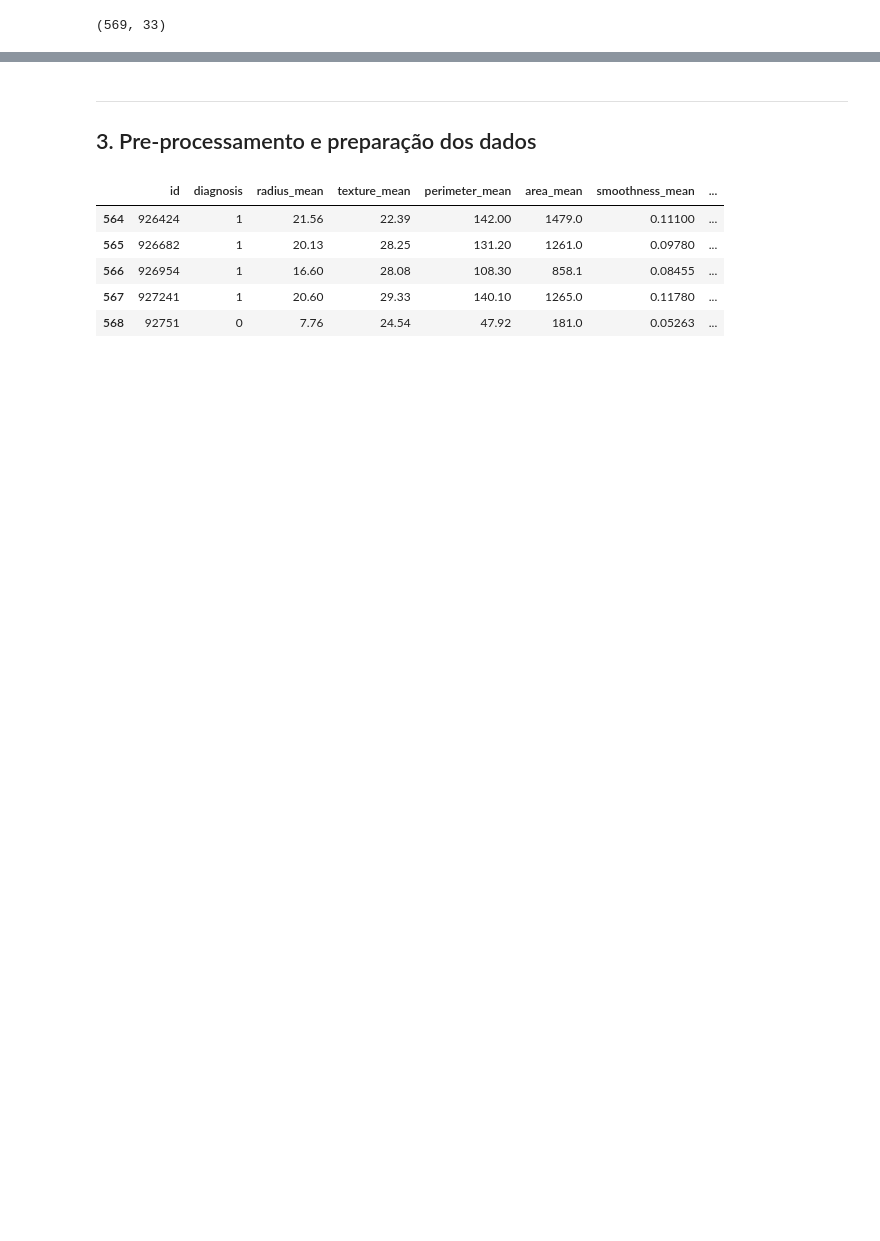
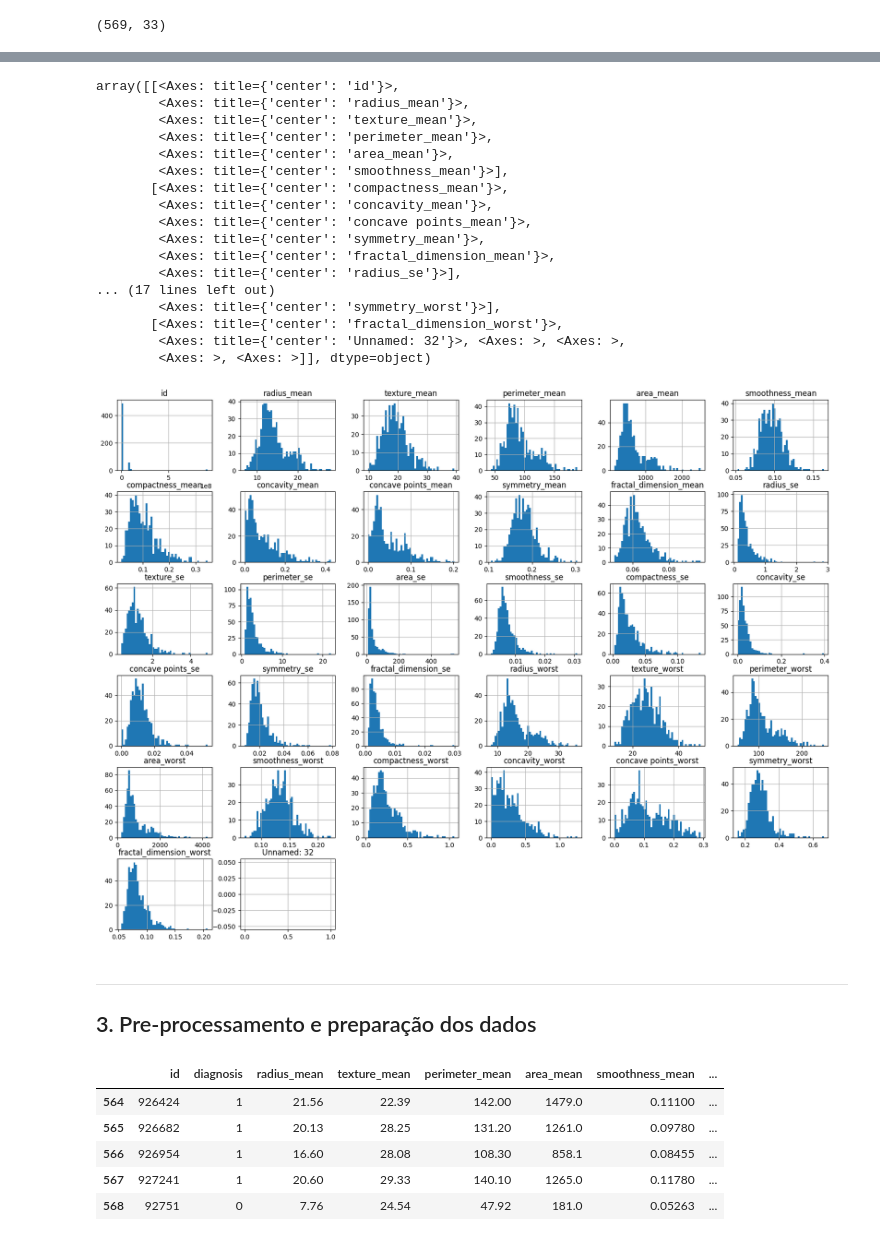
Before and after one commit to pedroprcgm/fiap-ia-dev, a Jupyter notebook: breast_cancer_v2/cancer_classification.ipynb, the cells around one changed output, grey strips where cells are left out. Cells and saved outputs as stored; diff of their text form; code cells hidden in the pictures; blank space fills up the shorter version.

```diff
--- a/breast_cancer_v2/cancer_classification.ipynb
+++ b/breast_cancer_v2/cancer_classification.ipynb
@@ -100,3 +113,24 @@ dtype: object
+# %%
+dados.hist(bins=50, figsize=(20, 15))
+# %% [output]
+array([[<Axes: title={'center': 'id'}>,
+        <Axes: title={'center': 'radius_mean'}>,
+        <Axes: title={'center': 'texture_mean'}>,
+        <Axes: title={'center': 'perimeter_mean'}>,
+        <Axes: title={'center': 'area_mean'}>,
+        <Axes: title={'center': 'smoothness_mean'}>],
+       [<Axes: title={'center': 'compactness_mean'}>,
+        <Axes: title={'center': 'concavity_mean'}>,
+        <Axes: title={'center': 'concave points_mean'}>,
+        <Axes: title={'center': 'symmetry_mean'}>,
+        <Axes: title={'center': 'fractal_dimension_mean'}>,
+        <Axes: title={'center': 'radius_se'}>],
+... (17 lines left out)
+        <Axes: title={'center': 'symmetry_worst'}>],
+       [<Axes: title={'center': 'fractal_dimension_worst'}>,
+        <Axes: title={'center': 'Unnamed: 32'}>, <Axes: >, <Axes: >,
+        <Axes: >, <Axes: >]], dtype=object)
+[figure, added]
 # %% [markdown]
 ---
 ## 3. Pre-processamento e preparação dos dados
```
Also changed, not shown: parts of 14 cells of this notebook.
